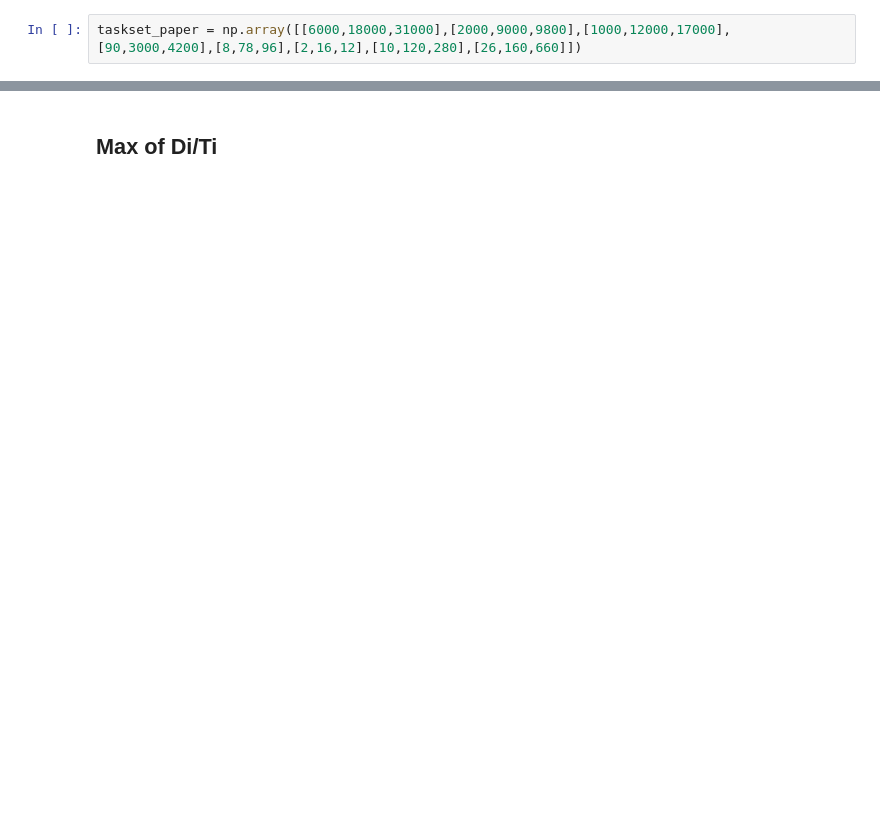
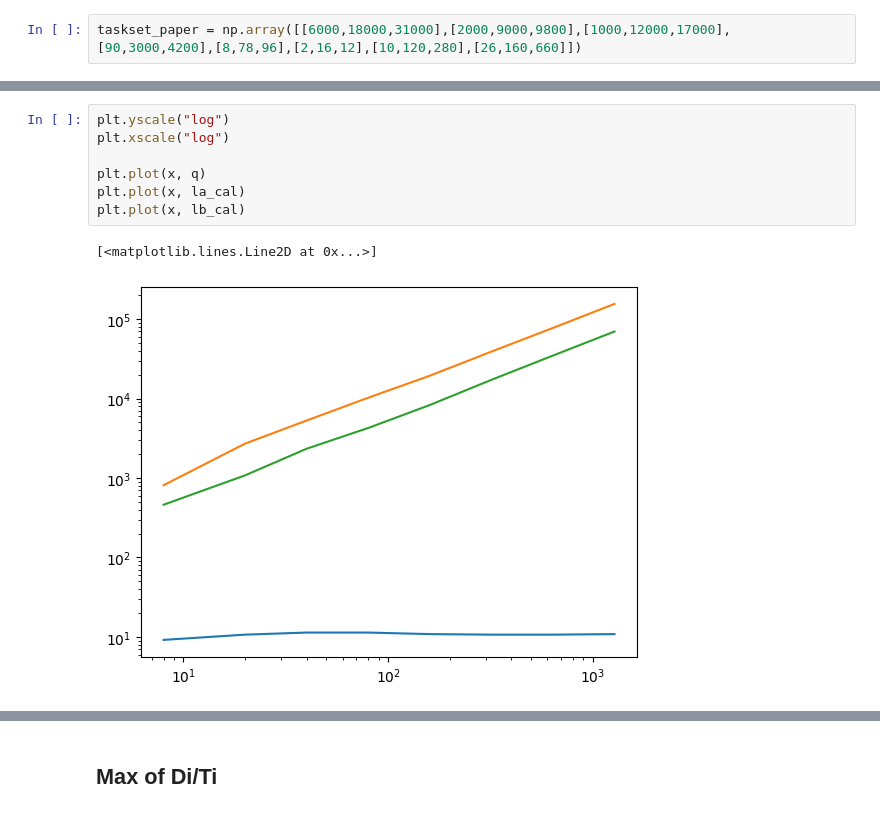
Before and after one commit to guptarohan6502/RTES_project, a Jupyter notebook: rtes1.ipynb, the cells around one changed output, grey strips where cells are left out. Drawn from its saved outputs; the diff is of its cells as text; blank space fills up the shorter version.

```diff
--- a/rtes1.ipynb
+++ b/rtes1.ipynb
@@ -505,0 +448,10 @@ plt.plot(x, lb_cal)
+# %%
+plt.yscale("log")
+plt.xscale("log")
+
+plt.plot(x, q)
+plt.plot(x, la_cal)
+plt.plot(x, lb_cal)
+# %% [output]
+[<matplotlib.lines.Line2D at 0x...>]
+[figure, added]
```
Also changed, not shown: parts of 23 cells of this notebook, 1 other file.
